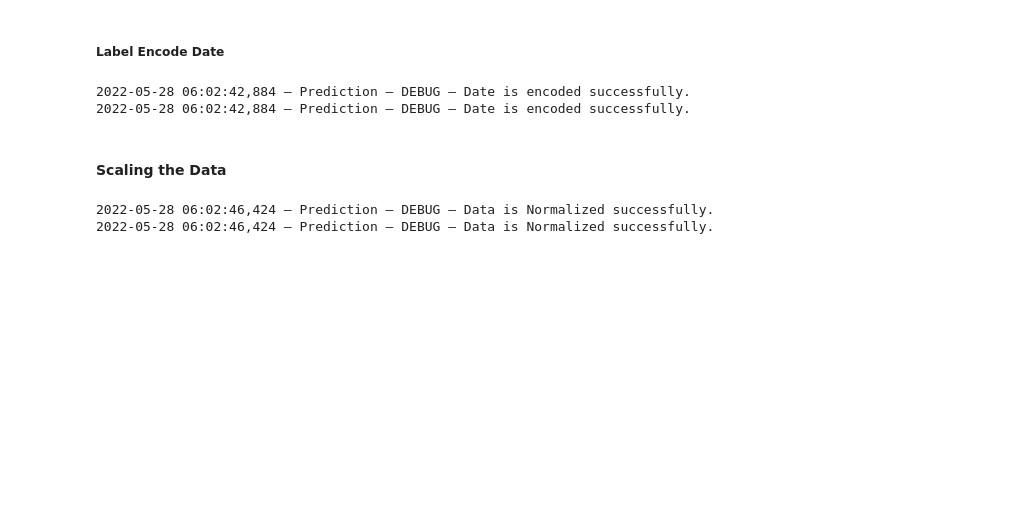
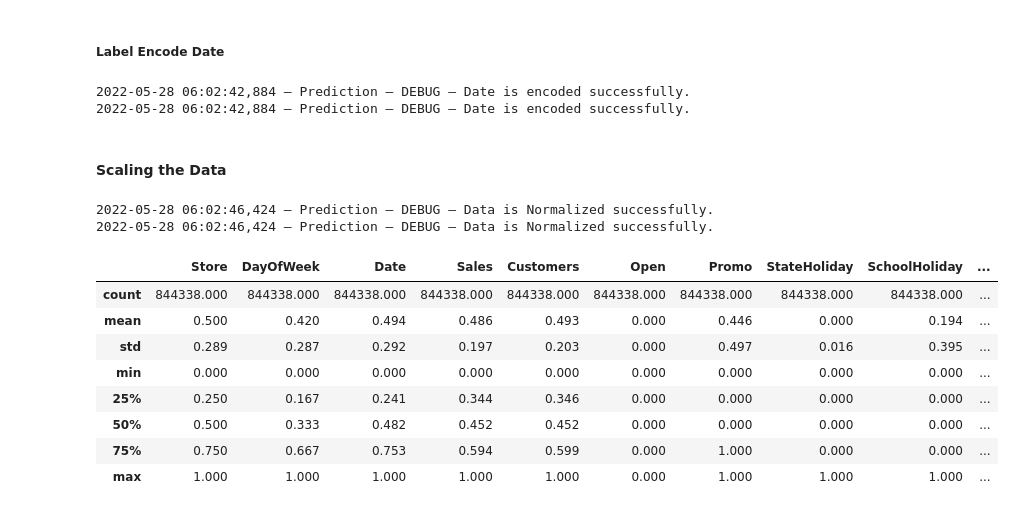
Before and after one commit to bkget/Pharmaceutical-Sales-Prediction, a Jupyter notebook: notebooks/3.ml_prediction.ipynb, the cells around one changed output. Drawn from its saved outputs; the diff is of its cells as text; code cells hidden in the pictures; blank space fills up the shorter version.

```diff
--- a/notebooks/3.ml_prediction.ipynb
+++ b/notebooks/3.ml_prediction.ipynb
@@ -99,3 +99,15 @@ except Exception as e:
 # %% [output]
 2022-05-28 06:02:46,424 — Prediction — DEBUG — Data is Normalized successfully.
 2022-05-28 06:02:46,424 — Prediction — DEBUG — Data is Normalized successfully.
+# %%
+temp_train_data.describe()
+# %% [output]
+|  | Store | DayOfWeek | Date | Sales | Customers | Open | Promo | StateHoliday | SchoolHoliday | ... |
+| count | 844338.000 | 844338.000 | 844338.000 | 844338.000 | 844338.000 | 844338.000 | 844338.000 | 844338.000 | 844338.000 | ... |
+| mean | 0.500 | 0.420 | 0.494 | 0.486 | 0.493 | 0.000 | 0.446 | 0.000 | 0.194 | ... |
+| std | 0.289 | 0.287 | 0.292 | 0.197 | 0.203 | 0.000 | 0.497 | 0.016 | 0.395 | ... |
+| min | 0.000 | 0.000 | 0.000 | 0.000 | 0.000 | 0.000 | 0.000 | 0.000 | 0.000 | ... |
+| 25% | 0.250 | 0.167 | 0.241 | 0.344 | 0.346 | 0.000 | 0.000 | 0.000 | 0.000 | ... |
+| 50% | 0.500 | 0.333 | 0.482 | 0.452 | 0.452 | 0.000 | 0.000 | 0.000 | 0.000 | ... |
+| 75% | 0.750 | 0.667 | 0.753 | 0.594 | 0.599 | 0.000 | 1.000 | 0.000 | 0.000 | ... |
+| max | 1.000 | 1.000 | 1.000 | 1.000 | 1.000 | 0.000 | 1.000 | 1.000 | 1.000 | ... |
```
Also changed, not shown: parts of 4 cells of this notebook.
